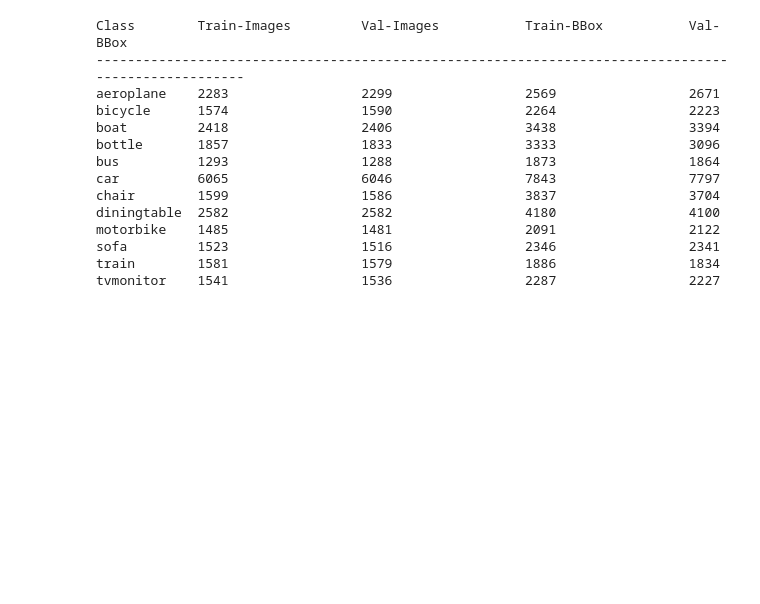
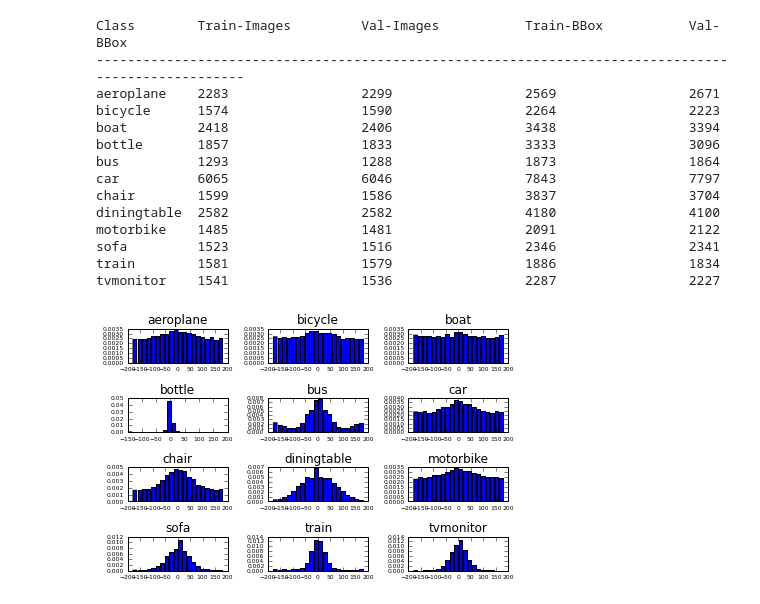
Before and after one commit to pulkitag/caffe, a Jupyter notebook: modelFiles/keypoints/documentation/Relative-Rotations.ipynb, the cells around one changed output. Drawn from its saved outputs; the diff is of its cells as text; code cells hidden in the pictures; blank space fills up the shorter version.

```diff
--- a/modelFiles/keypoints/documentation/Relative-Rotations.ipynb
+++ b/modelFiles/keypoints/documentation/Relative-Rotations.ipynb
@@ -41,9 +54,9 @@ import process3d as p3d
 os.chdir(currDir)
 #Get the statistics of the training data.
 #Training data is PASCAL 2012 + Entire Imagenet.
-imCountTrain, annCountTrain = p3d.get_class_statistics('train')
+#imCountTrain, annCountTrain = p3d.get_class_statistics('train')
 #Get the statistics of the val data
-imCountTest, annCountTest   = p3d.get_class_statistics('val')
+#imCountTest, annCountTest   = p3d.get_class_statistics('val')
 # %%
 imCount = {'%s' % key: [val] for key,val in imCountTrain.iteritems()}
 imCount = {'%s' % key: imCount[key] + [val] for key,val in imCountTest.iteritems()}
@@ -71,3 +84,24 @@ motorbike    1485                 1481                 2091                 2122
 sofa         1523                 1516                 2346                 2341
 train        1581                 1579                 1886                 1834
 tvmonitor    1541                 1536                 2287                 2227
+# %%
+# Get statistics of pairwise labels
+lblType    = 'diff'
+numSamples = 20000
+imSz       = 128
+cropType   = 'contPad'
+prms       = p3d.get_exp_prms(imSz=imSz, lblType=lblType, numSamples=numSamples, cropType=cropType)
+pairLabels = p3d.get_pair_label_stats(prms, setName='train')
+# %%
+count = 1
+for (key, val) in sorted(pairLabels.items()):
+    ax      = plt.subplot(4,3,count)
+    azimuth = val[:,0]
+    n, bins, patches = plt.hist(azimuth, 20, normed=1, histtype='bar', rwidth=0.8)
+    plt.title(key)
+    ax.tick_params(axis='x', labelsize=6)
+    ax.tick_params(axis='y', labelsize=6)
+    count += 1
+plt.tight_layout()
+# %% [output]
+[figure, added]
```
Also changed, not shown: parts of 3 cells of this notebook, 7 other files.
